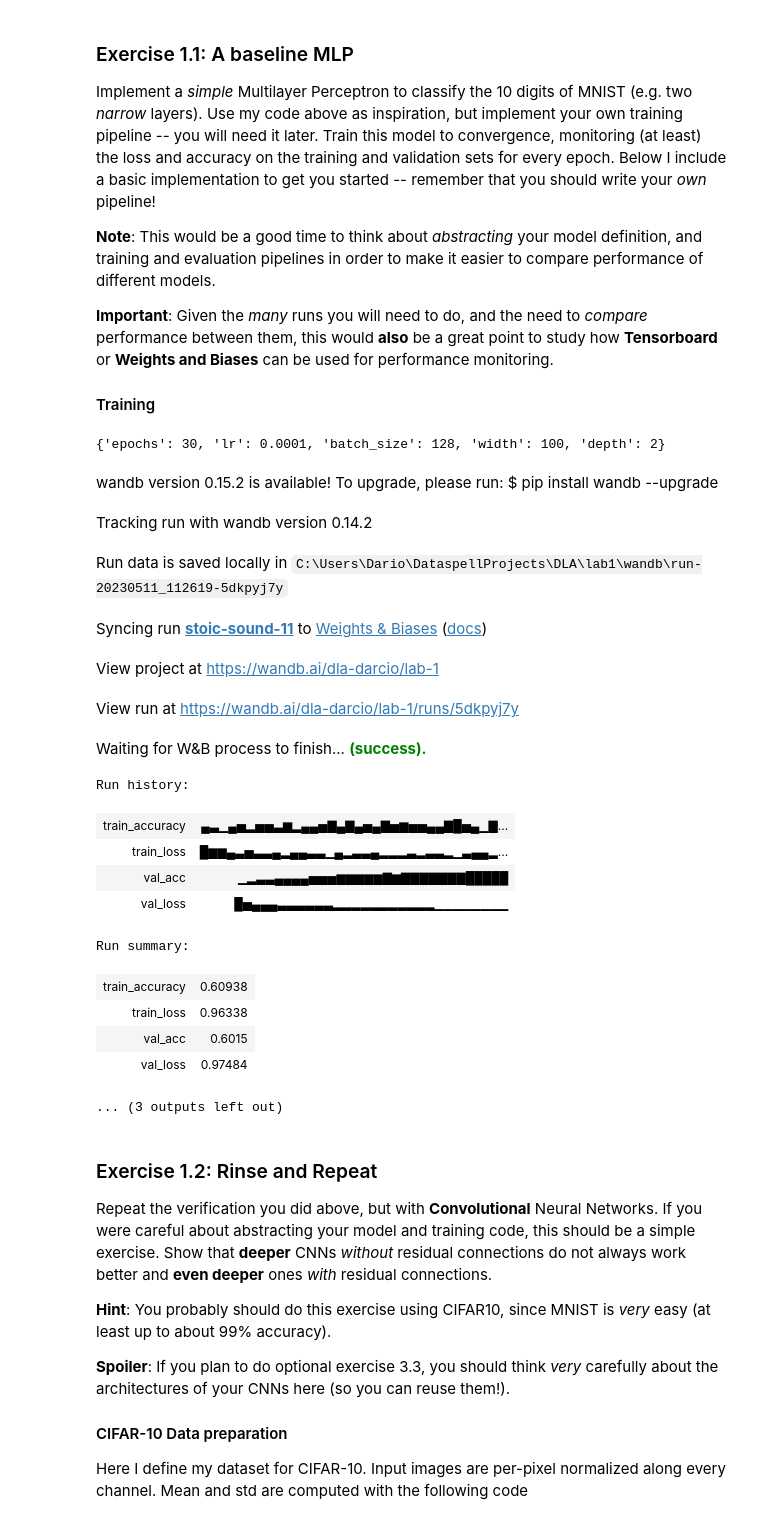
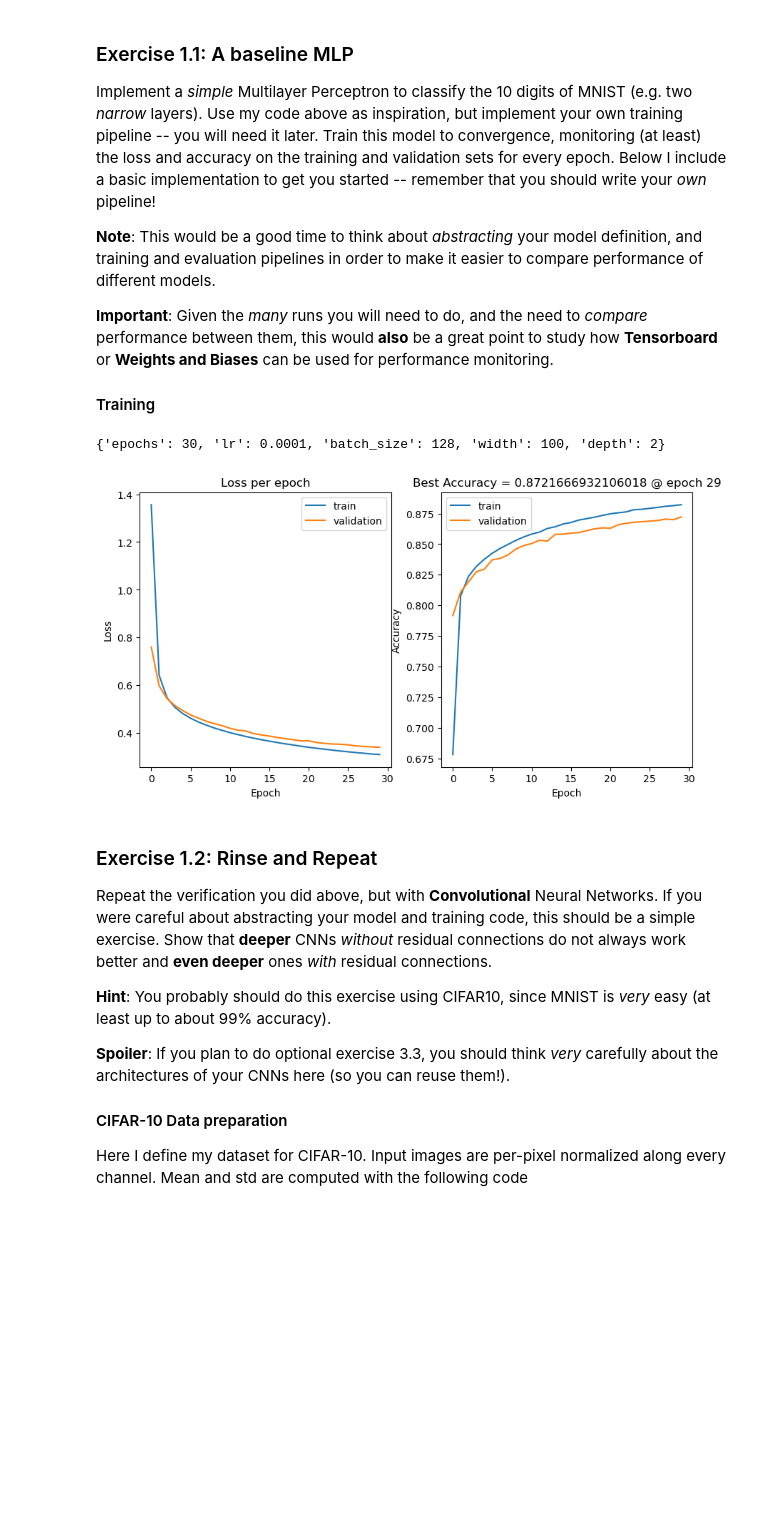
Before and after one commit to ciodar/deep-labs, a Jupyter notebook: lab1/Lab1-CNNs.ipynb, the cells around one changed output. Saved outputs shown, nothing was run; the diff lists cells and outputs as text; code cells hidden in the pictures; blank space fills up the shorter version.

```diff
--- a/lab1/Lab1-CNNs.ipynb
+++ b/lab1/Lab1-CNNs.ipynb
@@ -113,8 +112,7 @@ MLP experiments are available [here](https://wandb.ai/dla-darcio/lab-1-mlp)
 # %%
 wandb.login()
-
 wandb_config = {
-    "project":"lab-1",
+    "project":"lab-1-resnets",
     "job_type": "model_trainer",
     "dataset_name": "mnist",
     "model_collection_name": "MNIST MLP"
@@ -168,52 +170,37 @@ Implement a *simple* Multilayer Perceptron to classify the 10 digits of MNIST (e
 # %%
 INPUT_SIZE = 32*32
 
 # Training hyperparameters.
 trainer_hparams={
     "epochs":30,
     "lr":0.0001,
     "batch_size":128
 }
 
 # Architecture hyperparameters.
 arch_hparams={
     "width":100,
     "depth":2
 }
 
 config = {**trainer_hparams,**arch_hparams}
 print(config)
 
-writer = wandb.init(project=wandb_config['project'],config=config)
+writer = wandb.init(project=wandb_config['project'],config=config,mode='disabled')
 # Define a DataLoader for MNIST with train and validation split
 
 # Instantiate model and optimizer.
 config = writer.config
 model_mlp = MLP([INPUT_SIZE] + [config.width]*config.depth + [10]).to(DEVICE)
 opt = torch.optim.Adam(params=model_mlp.parameters(), lr=config.lr)
 # Begin training
 trainer = Trainer(opt,writer,epochs=config.epochs,device=DEVICE, checkpoints=True, **wandb_config)
-trainer.train(model_mlp,train_data_loader,valid_data_loader)
+train_log, val_log = trainer.train(model_mlp,train_data_loader,valid_data_loader)
+# plot train and validation logs
+plot_curves(train_log,val_log)
 # %% [output]
 {'epochs': 30, 'lr': 0.0001, 'batch_size': 128, 'width': 100, 'depth': 2}
-wandb version 0.15.2 is available! To upgrade, please run: $ pip install wandb --upgrade
-Tracking run with wandb version 0.14.2
-Run data is saved locally in C:\Users\Dario\DataspellProjects\DLA\lab1\wandb\run-20230511_112619-5dkpyj7y
-Syncing run stoic-sound-11 to Weights & Biases (docs)
-View project at https://wandb.ai/dla-darcio/lab-1
-View run at https://wandb.ai/dla-darcio/lab-1/runs/5dkpyj7y
-Waiting for W&B process to finish... (success).
-Run history:
-| train_accuracy | ▄▃▁▄▅▂▅▅▃▆▂▄▄▅▇▄▇▄▅▄▇▅▆▅▅▄▄▇█▅▄▁▇... |
-| train_loss | █▆▆▄▃▅▃▃▄▂▄▄▃▃▁▄▂▃▃▄▂▂▂▃▂▃▃▂▁▃▄▄▂... |
-| val_acc | ▁▂▃▃▄▄▄▄▅▅▅▆▆▆▆▆▇▆▇▇▇▇▇▇▇█████ |
-| val_loss | █▅▄▄▄▃▃▃▃▃▃▂▂▂▂▂▂▂▂▂▂▂▁▁▁▁▁▁▁▁ |
-Run summary:
-| train_accuracy | 0.60938 |
-| train_loss | 0.96338 |
-| val_acc | 0.6015 |
-| val_loss | 0.97484 |
-... (3 outputs left out)
+[figure, added]
 # %% [markdown]
 ### Exercise 1.2: Rinse and Repeat
 
```
Also changed, not shown: parts of 53 cells of this notebook, 10 other files.
